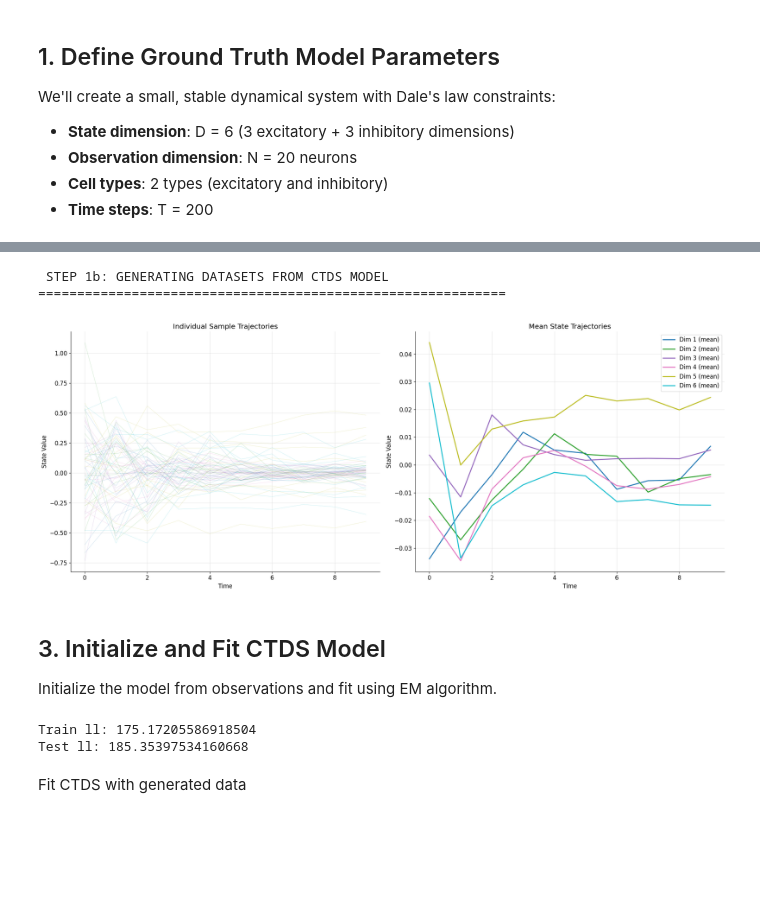
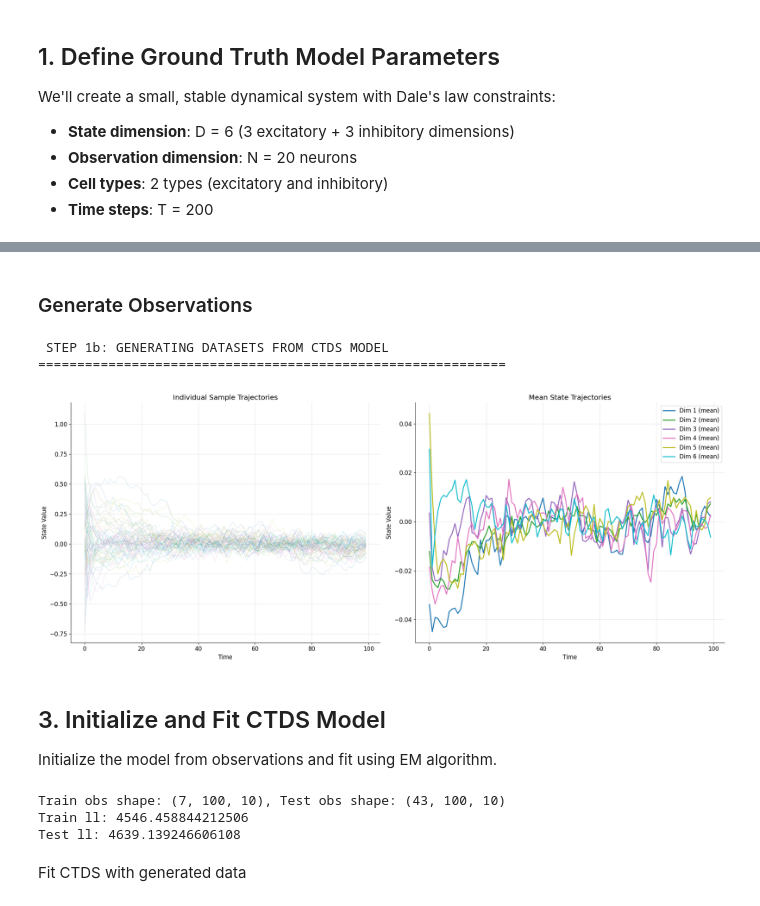
Before and after one commit to kasherri/CTDS, a Jupyter notebook: ctds_model_validation.ipynb, the cells around one changed output, grey strips where cells are left out. Saved outputs shown, nothing was run; the diff lists cells and outputs as text; code cells hidden in the pictures; blank space fills up the shorter version.

```diff
--- a/ctds_model_validation.ipynb
+++ b/ctds_model_validation.ipynb
@@ -199,3 +258,5 @@ Model structure:
+# %% [markdown]
+### Generate Observations
 # %%
 # Generate datasets from CTDS model using ground truth parameters
 print(" STEP 1b: GENERATING DATASETS FROM CTDS MODEL")
@@ -212,7 +273,7 @@ for i in range(samples):
 #covert to jax array with shape (samples, T, N)
 batched_states = jnp.array(states_list)
 batched_observations = jnp.array(datas)
-
+observations = batched_observations[0]  # Shape: (T, N)
 # Plot all true states in two subplots
 fig, axes = plt.subplots(1, 2, figsize=(20, 8))
 
@@ -223,34 +284,34 @@ for dim in range(D):
     for sample in range(min(10, batched_states.shape[0])):
         axes[0].plot(batched_states[sample, :, dim],
                     color=colors[dim], alpha=0.3, linewidth=0.5)
 
 axes[0].set_title('Individual Sample Trajectories')
 axes[0].set_xlabel('Time')
 axes[0].set_ylabel('State Value')
 axes[0].grid(True, alpha=0.3)
 axes[0].spines['right'].set_visible(False)
 axes[0].spines['top'].set_visible(False)
 
 # Right subplot: Mean trajectories
 for dim in range(D):
     mean_trajectory = jnp.mean(batched_states[:, :, dim], axis=0)
     axes[1].plot(mean_trajectory, color=colors[dim], linewidth=2,
                 label=f'Dim {dim+1} (mean)')
 
 axes[1].set_title('Mean State Trajectories')
 axes[1].set_xlabel('Time')
 axes[1].set_ylabel('State Value')
 axes[1].legend()
 axes[1].grid(True, alpha=0.3)
 axes[1].spines['right'].set_visible(False)
 axes[1].spines['top'].set_visible(False)
 
 plt.tight_layout()
 plt.show()
 # %% [output]
  STEP 1b: GENERATING DATASETS FROM CTDS MODEL
 ============================================================
-[figure, old version]
+[figure, new version]
 # %% [markdown]
 ## 3. Initialize and Fit CTDS Model
 
@@ -260,17 +321,22 @@ Initialize the model from observations and fit using EM algorithm.
 num_train_trials = int(0.8*sample)
 train_datas = batched_observations[:num_train_trials]
 test_datas = batched_observations[num_train_trials:]
-train_obs=jnp.mean(train_datas, axis=0)
-test_obs=jnp.mean(test_datas, axis=0)
+
+train_obs=jnp.array(train_datas)
+test_obs=jnp.array(test_datas)
+#train_obs=jnp.mean(train_datas, axis=0)
+#test_obs=jnp.mean(test_datas, axis=0)
+print(f"Train obs shape: {train_obs.shape}, Test obs shape: {test_obs.shape}")
 
 # compute LLs for the test and train datasets
-true_model_train_ll = ctds.log_prob(ctds_params,jnp.mean(batched_states[:num_train_trials], axis=0), train_obs)
-true_model_test_ll = ctds.log_prob(ctds_params,jnp.mean(batched_states[num_train_trials:], axis=0), test_obs)
+true_model_train_ll = ctds.log_prob(ctds_params,jnp.mean(batched_states[:num_train_trials], axis=0), jnp.mean(train_datas, axis=0))
+true_model_test_ll = ctds.log_prob(ctds_params,jnp.mean(batched_states[num_train_trials:], axis=0), jnp.mean(test_datas, axis=0))
 print("Train ll:", true_model_train_ll)
 print("Test ll:",true_model_test_ll)
 # %% [output]
-Train ll: 175.17205586918504
-Test ll: 185.35397534160668
+Train obs shape: (7, 100, 10), Test obs shape: (43, 100, 10)
+Train ll: 4546.458844212506
+Test ll: 4639.139246606108
 # %% [markdown]
 Fit CTDS with generated data
 # %%
```
Also changed, not shown: parts of 11 cells of this notebook, 6 other files.
